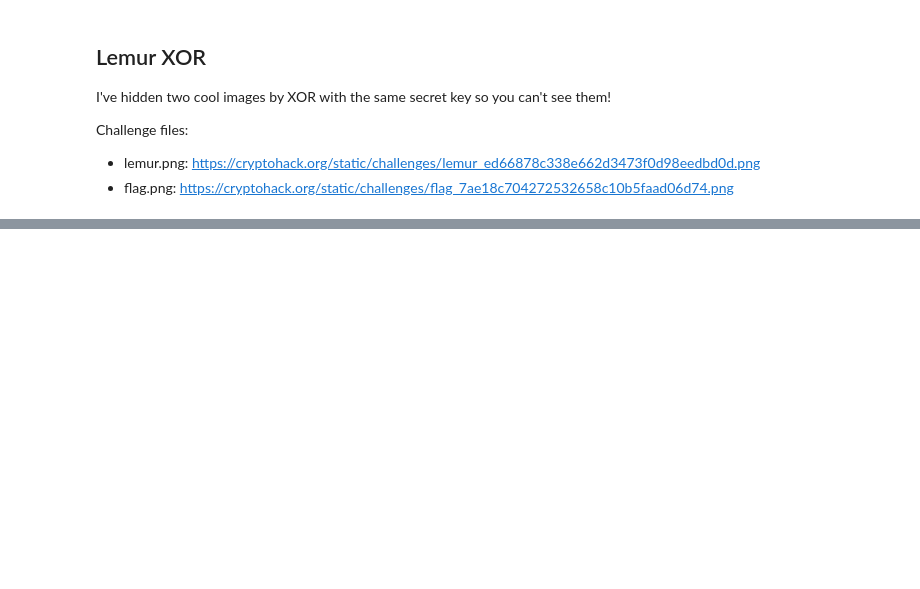
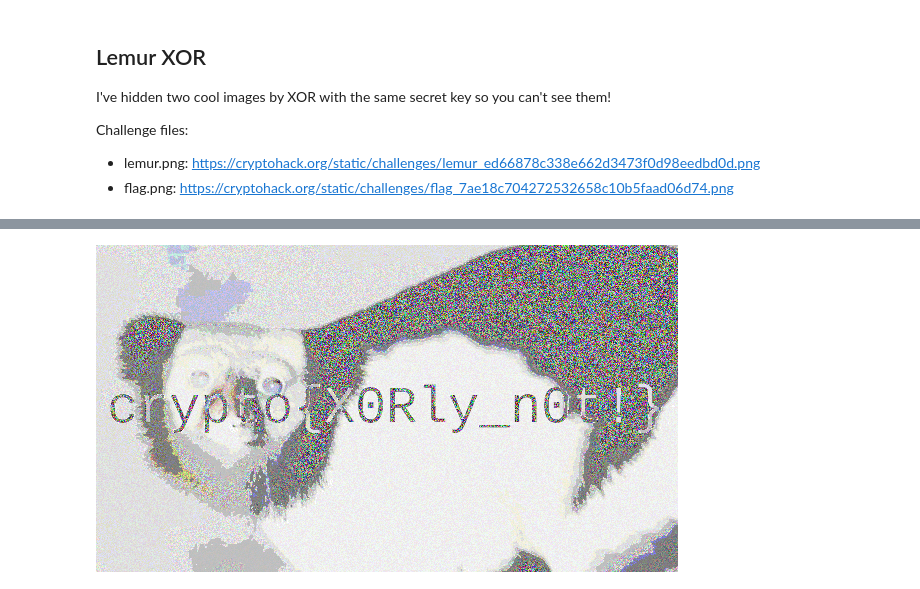
Before and after one commit to Yassine-Rejeb/CryptoHack-Write-Ups, a Jupyter notebook: General_Challenges.ipynb, the cells around one changed output, grey strips where cells are left out. Drawn from its saved outputs; the diff is of its cells as text; code cells hidden in the pictures; blank space fills up the shorter version.

```diff
--- a/General_Challenges.ipynb
+++ b/General_Challenges.ipynb
@@ -264,0 +272,13 @@ flag_7ae18c70427253 100%[===================>] 558.78K  --.-KB/s    in 0.05s
+# %%
+from PIL import Image, ImageChops
+im1 = Image.open('lemur_ed66878c338e662d3473f0d98eedbd0d.png')
+im2 = Image.open('flag_7ae18c704272532658c10b5faad06d74.png')
+# %%
+from pwnlib.util.fiddling import xor
+def get_xor(image_1, image_2):
+  i1 = ImageChops.invert(image_1)
+  i2 = ImageChops.invert(image_2)
+  return ImageChops.invert(ImageChops.add(ImageChops.subtract(i2, i1), ImageChops.subtract(i1, i2)))
+display(get_xor(im1,im2))
+# %% [output]
+[figure, added]
```
Also changed, not shown: parts of 2 cells of this notebook.
